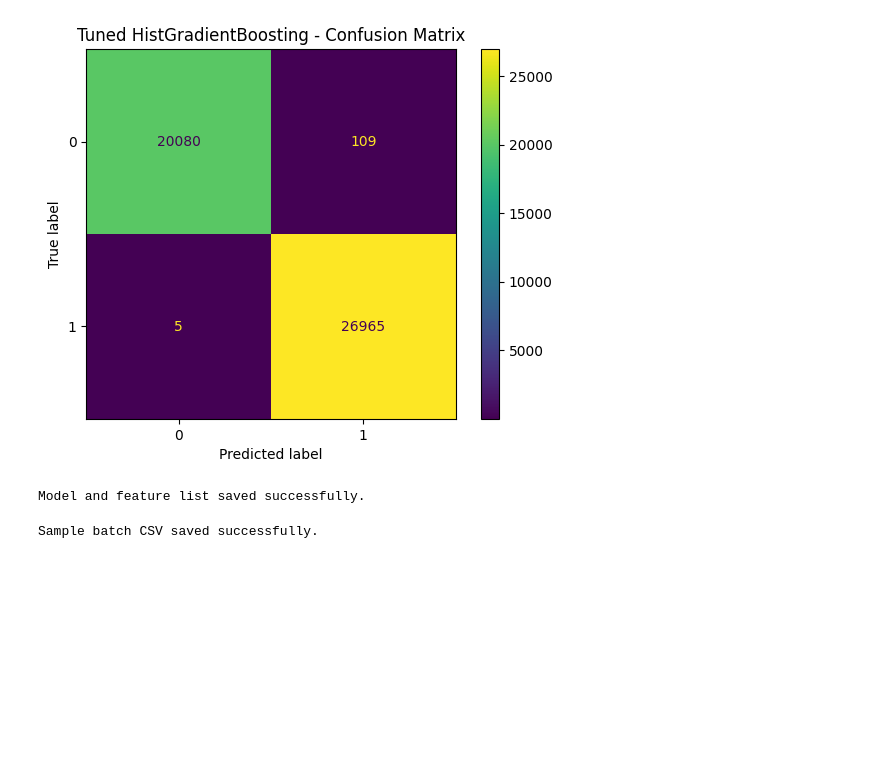
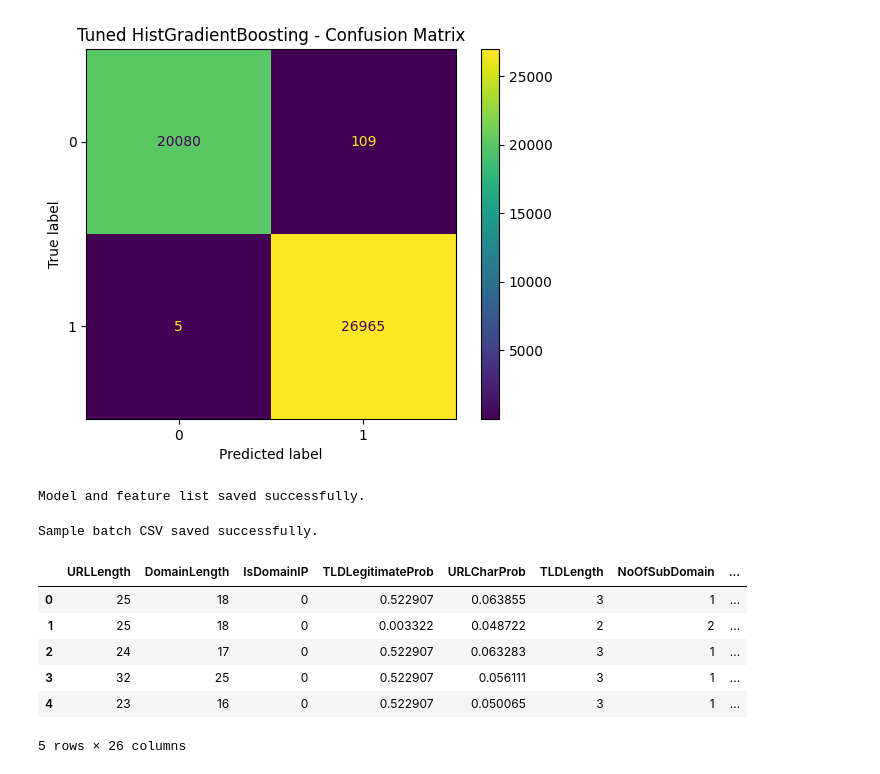
Before and after one commit to frhandev/phishing-ai-ui, a Jupyter notebook: notebooks/01_eda.ipynb, the cells around one changed output. Saved outputs shown, nothing was run; the diff lists cells and outputs as text; code cells hidden in the pictures; blank space fills up the shorter version.

Commit message:
Add batch CSV prediction pipeline for trained phishing model

```diff
--- a/notebooks/01_eda.ipynb
+++ b/notebooks/01_eda.ipynb
@@ -751,3 +751,14 @@ sample_batch.to_csv("../data/processed/sample_batch_input.csv", index=False)
 print("Sample batch CSV saved successfully.")
 # %% [output]
 Sample batch CSV saved successfully.
+# %%
+batch_output = pd.read_csv("../reports/sample_batch_predictions.csv")
+batch_output.head()
+# %% [output]
+|  | URLLength | DomainLength | IsDomainIP | TLDLegitimateProb | URLCharProb | TLDLength | NoOfSubDomain | ... |
+| 0 | 25 | 18 | 0 | 0.522907 | 0.063855 | 3 | 1 | ... |
+| 1 | 25 | 18 | 0 | 0.003322 | 0.048722 | 2 | 2 | ... |
+| 2 | 24 | 17 | 0 | 0.522907 | 0.063283 | 3 | 1 | ... |
+| 3 | 32 | 25 | 0 | 0.522907 | 0.056111 | 3 | 1 | ... |
+| 4 | 23 | 16 | 0 | 0.522907 | 0.050065 | 3 | 1 | ... |
+5 rows × 26 columns
```
Also changed, not shown: parts of 4 cells of this notebook.
